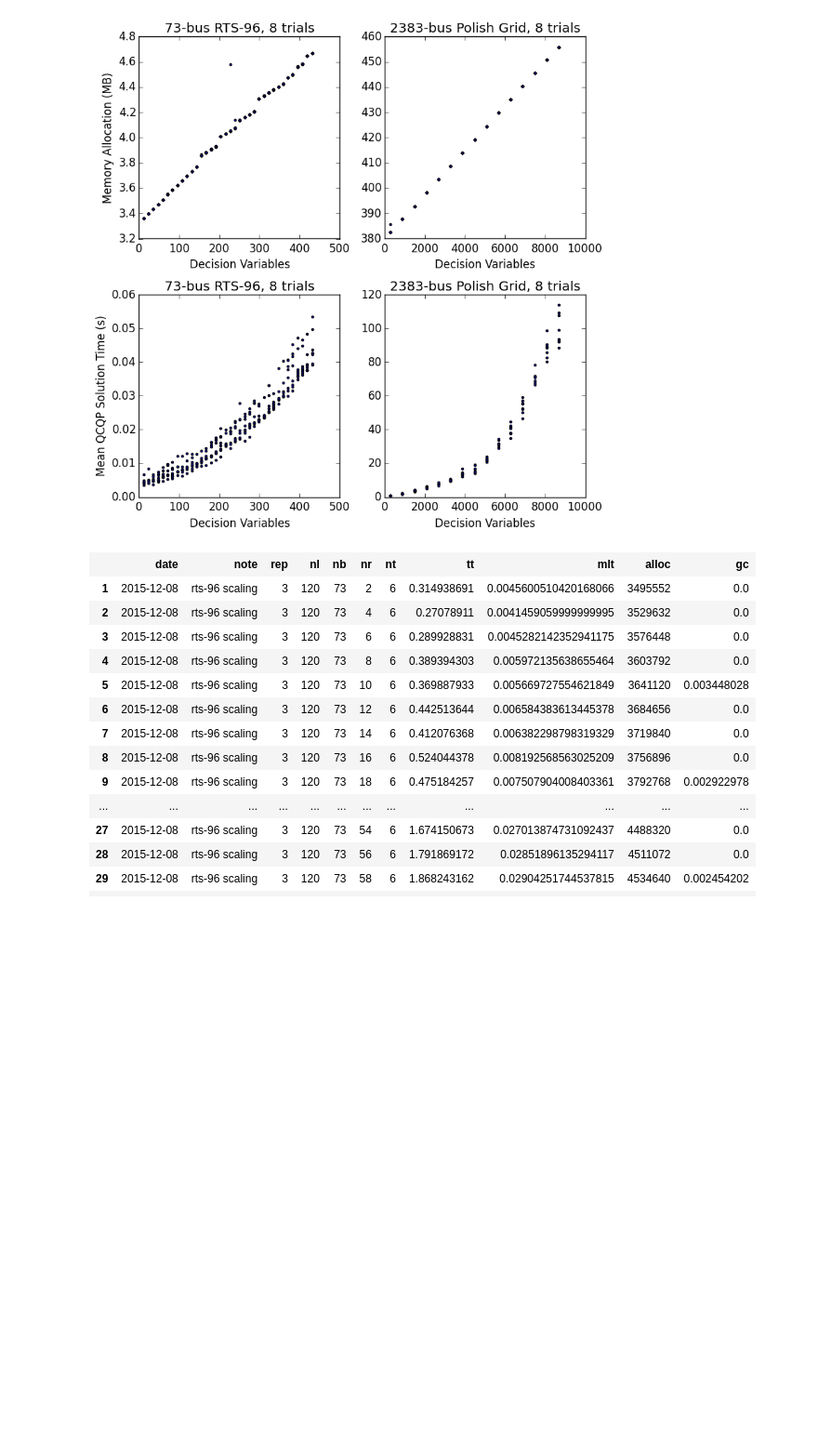
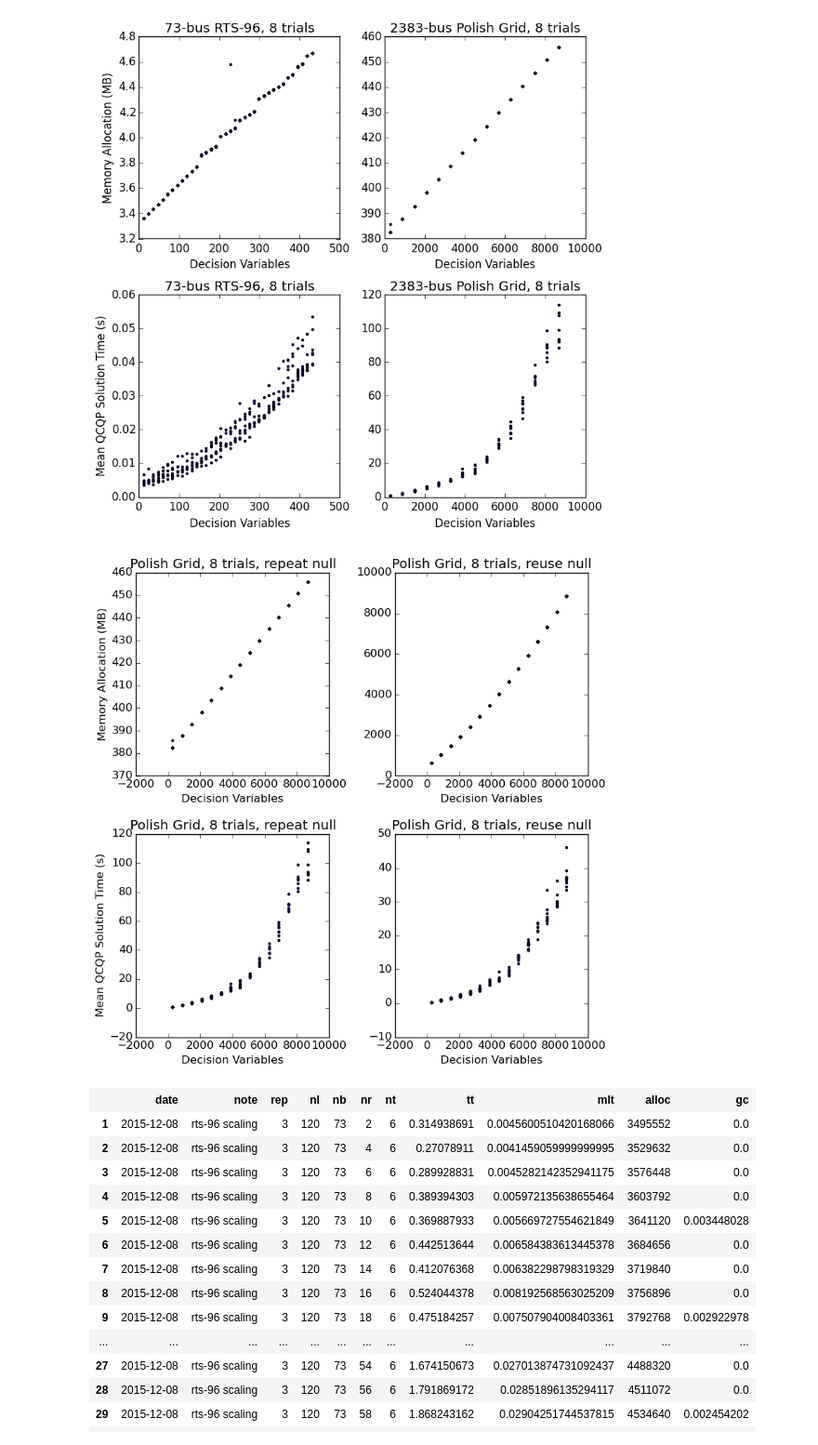
Before and after one commit to kersulis/TemporalInstanton.jl, a Jupyter notebook: nbs/2015-12-07 performance test suite.ipynb, the cells around one changed output. Shown at 93% size. Cells and saved outputs as stored; diff of their text form; code cells hidden in the pictures; blank space fills up the shorter version.

```diff
--- a/nbs/2015-12-07 performance test suite.ipynb
+++ b/nbs/2015-12-07 performance test suite.ipynb
@@ -141,6 +156,49 @@ xlabel("Decision Variables")
 tight_layout()
 # %% [output]
 [figure]
+# %%
+# memory allocation
+fig = figure(figsize=(8,8))
+subplot(221)
+x = dfp_old[:nr]*nt
+y = dfp_old[:alloc]/1e6
+scatter(x,y,marker=".")
+# axis([0;500;3.2;4.8])
+title("Polish Grid, 8 trials, repeat null")
+xlabel("Decision Variables")
+ylabel("Memory Allocation (MB)")
+
+subplot(222)
+x = dfp[:nr]*nt
+y = dfp[:alloc]/1e6
+scatter(x,y,marker=".")
+# axis([0;1e4;380;460])
+title("Polish Grid, 8 trials, reuse null")
+xlabel("Decision Variables")
+
+# Solution time
+# fig = figure(figsize=(10,5))
+subplot(223)
+x = dfp_old[:nr]*nt
+y = dfp_old[:mlt]
+scatter(x,y,marker=".")
+# axis([0;500;0;0.06])
+title("Polish Grid, 8 trials, repeat null")
+xlabel("Decision Variables")
+ylabel("Mean QCQP Solution Time (s)")
+
+subplot(224)
+x = dfp[:nr]*nt
+y = dfp[:mlt]
+scatter(x,y,marker=".")
+# axis([0;1e4;0;120])
+title("Polish Grid, 8 trials, reuse null")
+xlabel("Decision Variables")
+
+tight_layout()
+savefig("../images/2016-01-20-polish-reuse-null.png")
+# %% [output]
+[figure, added]
 # %%
 df[df[:rep] .> 2,:]
 # %% [output]
```
Also changed, not shown: parts of 8 cells of this notebook, 4 other files.
